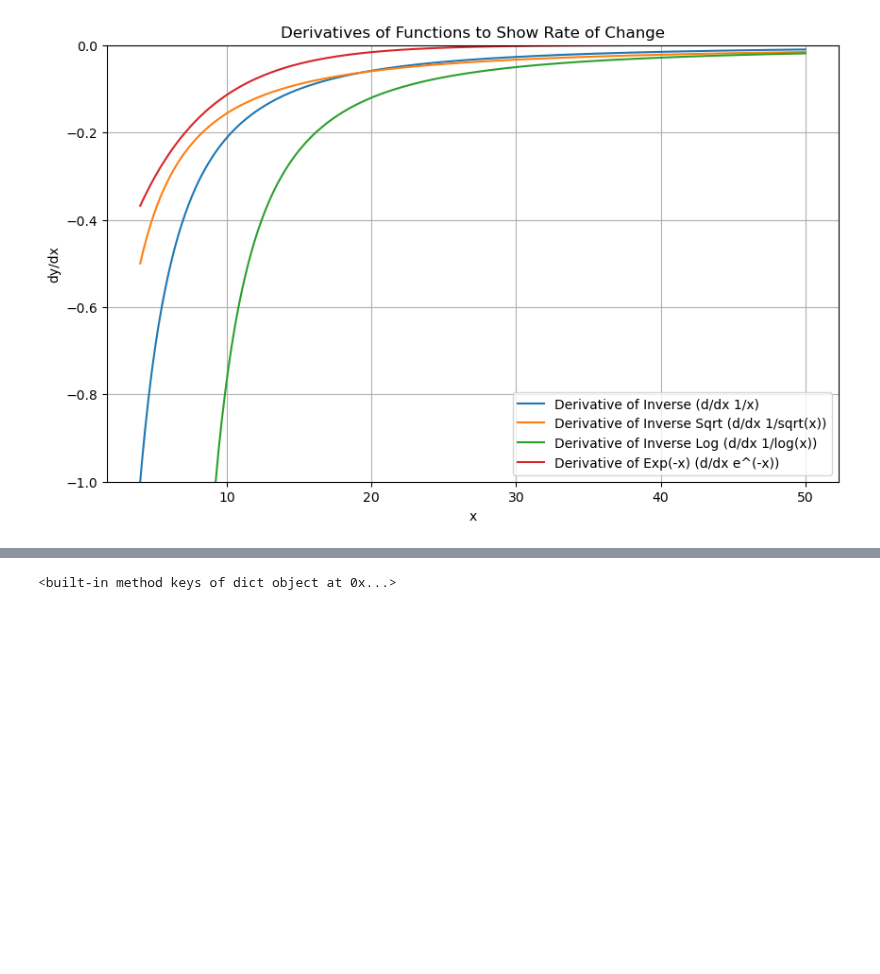
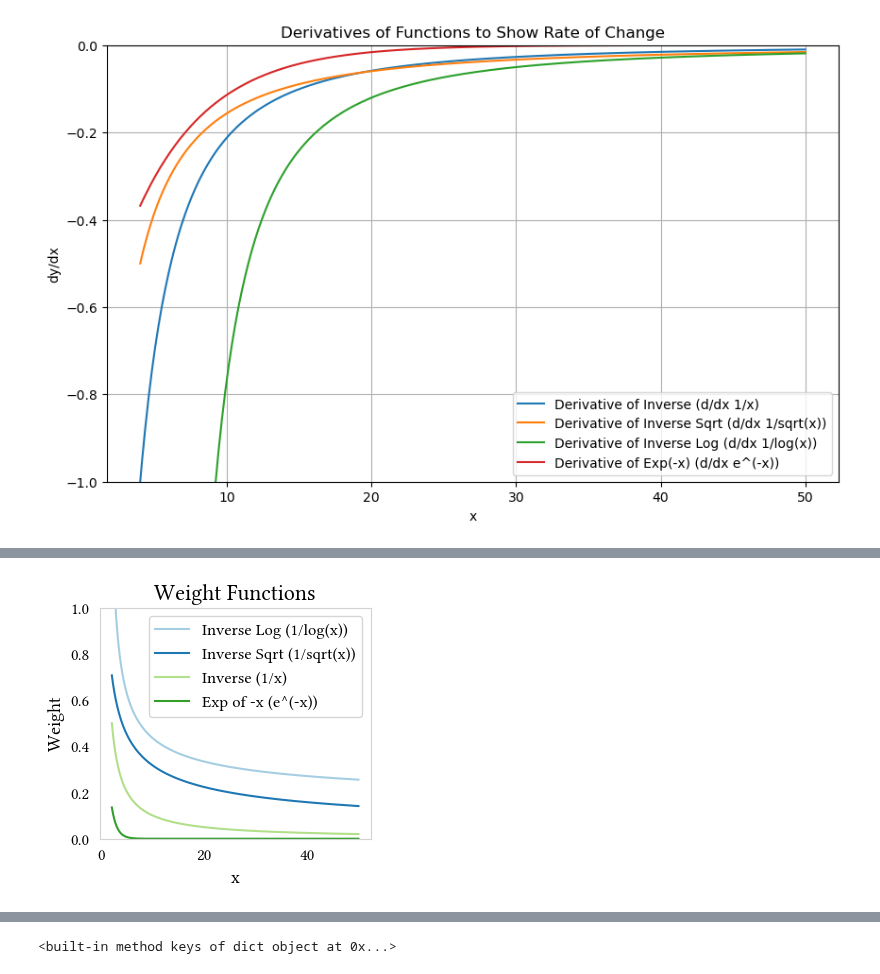
Before and after one commit to HenriSmidt/Alzheimer_Detection, a Jupyter notebook: scratchpad.ipynb, the cells around one changed output, grey strips where cells are left out. Cells and saved outputs as stored; diff of their text form; code cells hidden in the pictures; blank space fills up the shorter version.

```diff
--- a/scratchpad.ipynb
+++ b/scratchpad.ipynb
@@ -1148,0 +1153,29 @@ plt.show()
+# %%
+import numpy as np
+import matplotlib.pyplot as plt
+from utils import set_plot_style
+colors = set_plot_style()
+
+# Define the functions
+x = np.linspace(2, 50, 400)
+inverse = 1 / x
+inverse_sqrt = 1 / np.sqrt(x)
+inverse_log = 1 / np.log(x)
+exp_neg = np.exp(-x)
+
+# Plot the functions
+plt.figure(figsize=(3.5, 3))
+plt.plot(x, inverse_log, label='Inverse Log (1/log(x))')
+plt.plot(x, inverse_sqrt, label='Inverse Sqrt (1/sqrt(x))')
+plt.plot(x, inverse, label='Inverse (1/x)')
+plt.plot(x, exp_neg, label='Exp of -x (e^(-x))')
+plt.ylim(0, 1)
+plt.xlabel('x')
+plt.ylabel('Weight')
+plt.title('Weight Functions')
+plt.legend()
+plt.grid(False)
+plt.savefig('plots/weight_functions.pdf', bbox_inches='tight', format='pdf')
+plt.show()
+# %% [output]
+[figure, added]
```
Also changed, not shown: parts of 18 cells of this notebook, 2 other files.
